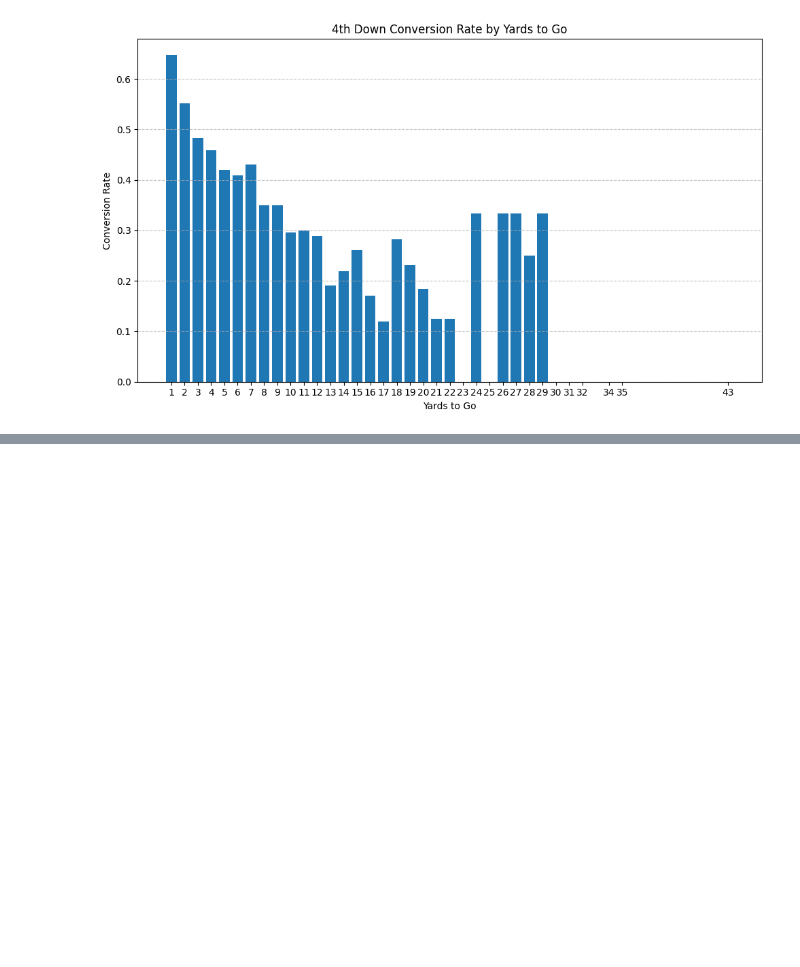
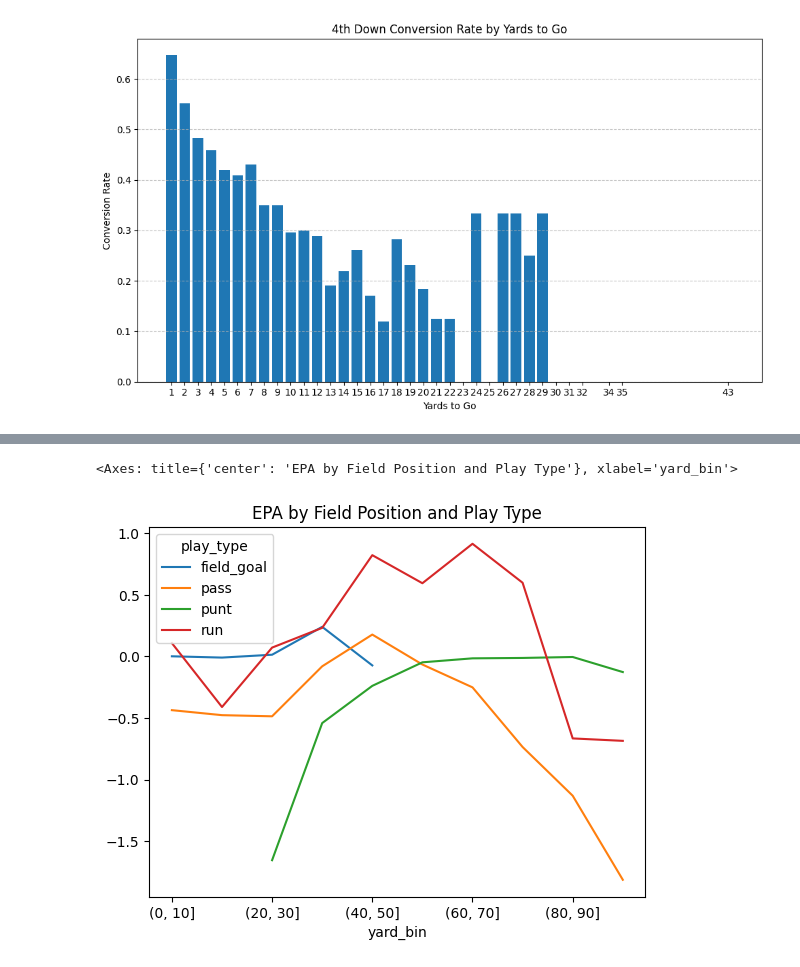
Before and after one commit to slimseidl/4th-Down-Model, a Jupyter notebook: notebooks/eda.ipynb, the cells around one changed output, grey strips where cells are left out. Drawn from its saved outputs; the diff is of its cells as text; code cells hidden in the pictures; blank space fills up the shorter version.

```diff
--- a/notebooks/eda.ipynb
+++ b/notebooks/eda.ipynb
@@ -150,0 +157,12 @@ plt.show()
+# %%
+# Binning Field Position into 10-yard chunks
+df_4th["yard_bin"] = pd.cut(df_4th["yardline_100"], bins=range(0, 110, 10))
+
+#Comparing average EPA by type and position on field
+epa_by_position = df_4th.groupby(["yard_bin", "play_type"])["epa"].mean().unstack()
+
+# Visualizing
+epa_by_position.plot(kind="line", title="EPA by Field Position and Play Type")
+# %% [output]
+<Axes: title={'center': 'EPA by Field Position and Play Type'}, xlabel='yard_bin'>
+[figure, added]
```
Also changed, not shown: parts of 1 cell of this notebook.
